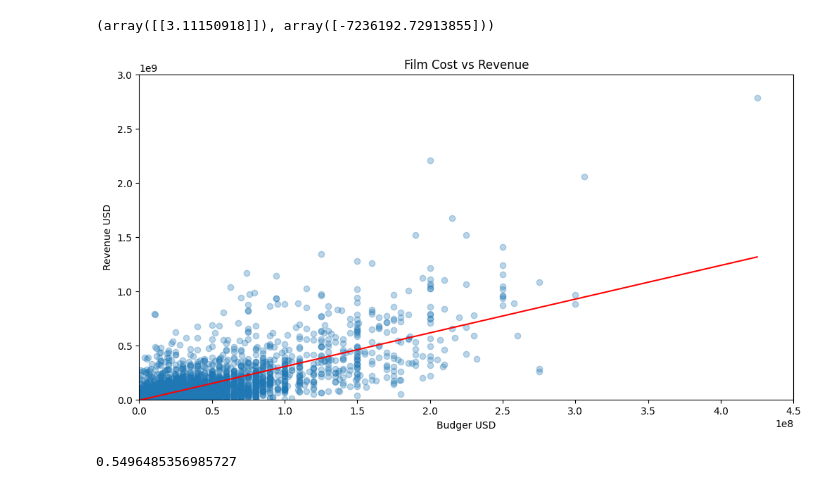
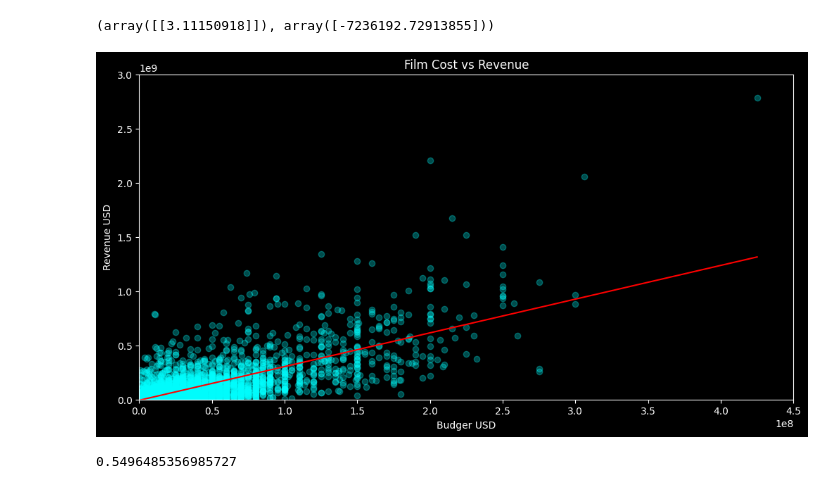
Before and after one commit to hectort88/ds_practice, a Jupyter notebook: linear_regression.ipynb, the cells around one changed output. Drawn from its saved outputs; the diff is of its cells as text; code cells hidden in the pictures.

```diff
--- a/linear_regression.ipynb
+++ b/linear_regression.ipynb
@@ -44,8 +37,9 @@ data
 x = pd.DataFrame(data, columns=['production_budget_usd'])
 y = pd.DataFrame(data, columns=['worldwide_gross_usd'])
 # %%
+plt.style.use('dark_background')
 plt.figure(figsize=(12, 6))
-plt.scatter(x, y, alpha=0.3)
+plt.scatter(x, y, alpha=0.3, color='cyan')
 plt.title('Film Cost vs Revenue')
 plt.xlabel('Budger USD')
 plt.ylabel('Revenue USD')
@@ -72,16 +68,16 @@ Regression Slope Coeficient and Intercept
 (array([[3.11150918]]), array([-7236192.72913855]))
 # %%
 plt.figure(figsize=(12, 6))
-plt.scatter(x, y, alpha=0.3)
-plt.plot(x, regression.predict(x), color='red')
+plt.scatter(x, y, alpha=0.3, color='cyan')
+plt.plot(x, regression.predict(x), color='r')
 plt.title('Film Cost vs Revenue')
 plt.xlabel('Budger USD')
 plt.ylabel('Revenue USD')
 plt.xlim(0, 450000000)
 plt.ylim(0, 3000000000)
 plt.show()
 # %% [output]
-[figure, old version]
+[figure, new version]
 # %%
 regression.score(x, y)
 # %% [output]
```
Also changed, not shown: parts of 4 cells of this notebook, 1 other file.
